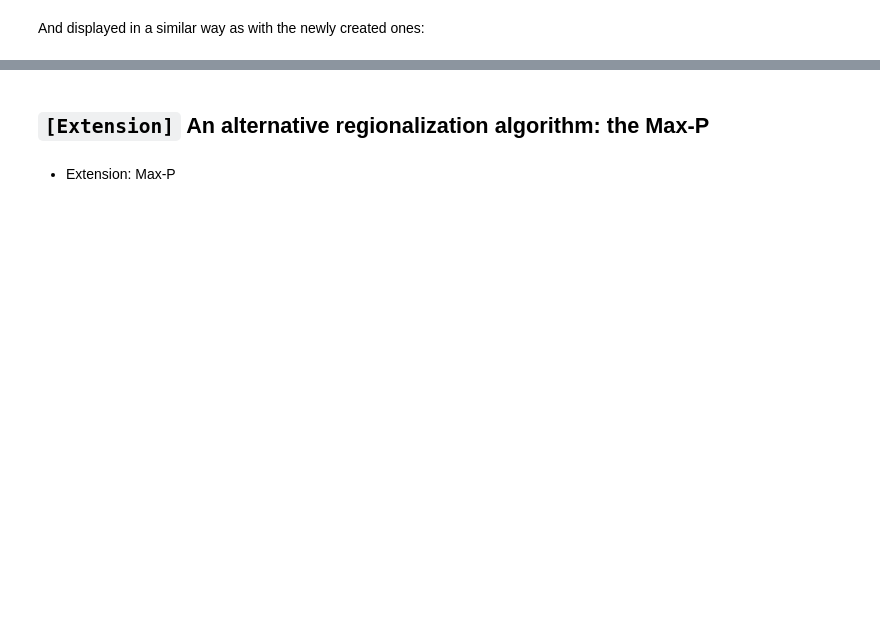
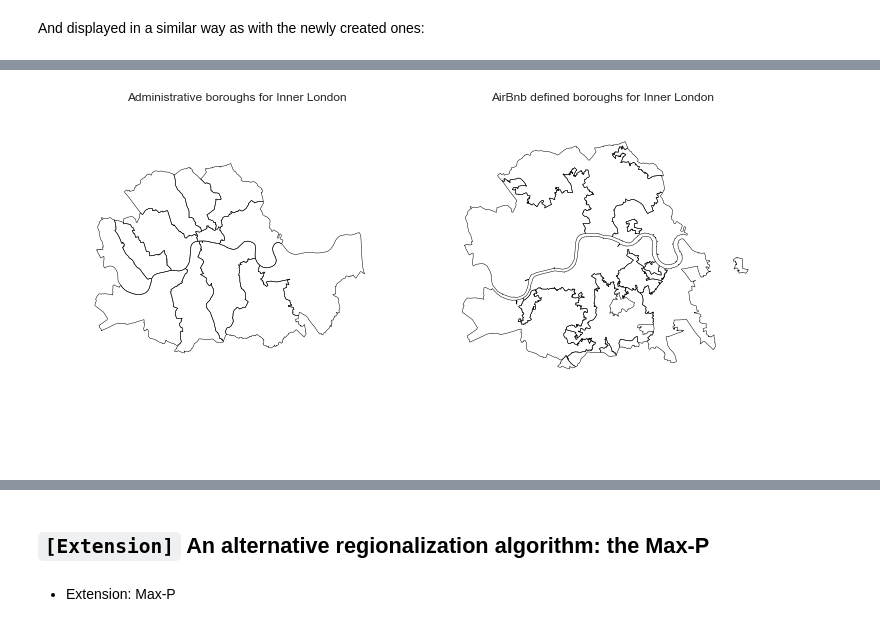
Before and after one commit to darribas/gds15, a Jupyter notebook: content/labs/lab_08.ipynb, the cells around one changed output, grey strips where cells are left out. Drawn from its saved outputs; the diff is of its cells as text; code cells hidden in the pictures; blank space fills up the shorter version.

```diff
--- a/content/labs/lab_08.ipynb
+++ b/content/labs/lab_08.ipynb
@@ -554,0 +591,30 @@ plt.show()
+# %%
+# Setup figure and an axis grid of one row and two columns
+f, axs = plt.subplots(nrows=1, ncols=2, figsize=(12, 6))
+# Split the axs object (a list) into two
+ax1 = axs[0]
+ax2 = axs[1]
+                    # First axis
+# Plot boundary lines
+for poly in admin_inner_boroughs['geometry']:
+    gpd.plotting.plot_multipolygon(ax1, poly, facecolor='white', linewidth=0.5)
+# Remove axis
+ax1.set_axis_off()
+# Keep axes proportionate
+ax1.axis('equal')
+# Add title
+ax1.set_title('Administrative boroughs for Inner London')
+                    # Second axis
+# Plot boundary lines
+for poly in abb_boroughs:
+    gpd.plotting.plot_multipolygon(ax2, poly, facecolor='white', linewidth=0.5)
+# Remove axis
+ax2.set_axis_off()
+# Keep axes proportionate
+ax2.axis('equal')
+# Add title
+ax2.set_title('AirBnb defined boroughs for Inner London')
+# Display the map
+plt.show()
+# %% [output]
+[figure, added]
```
Also changed, not shown: parts of 21 cells of this notebook, 2 other files.
